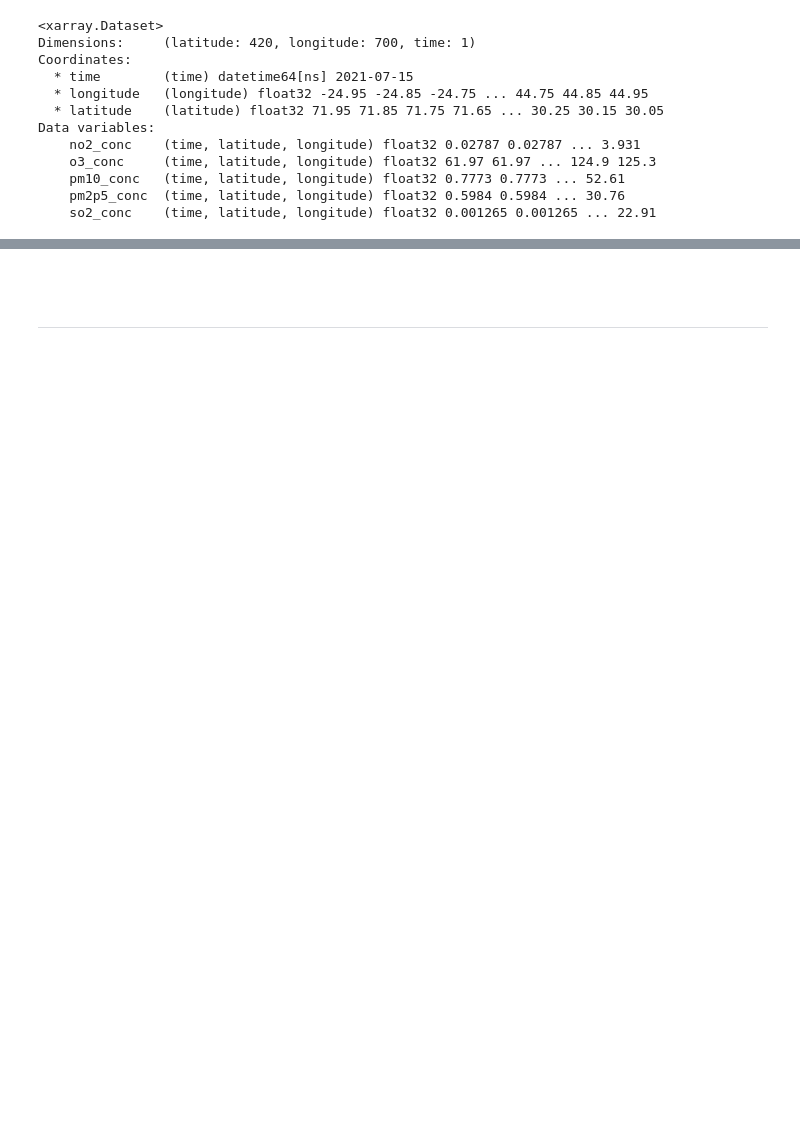
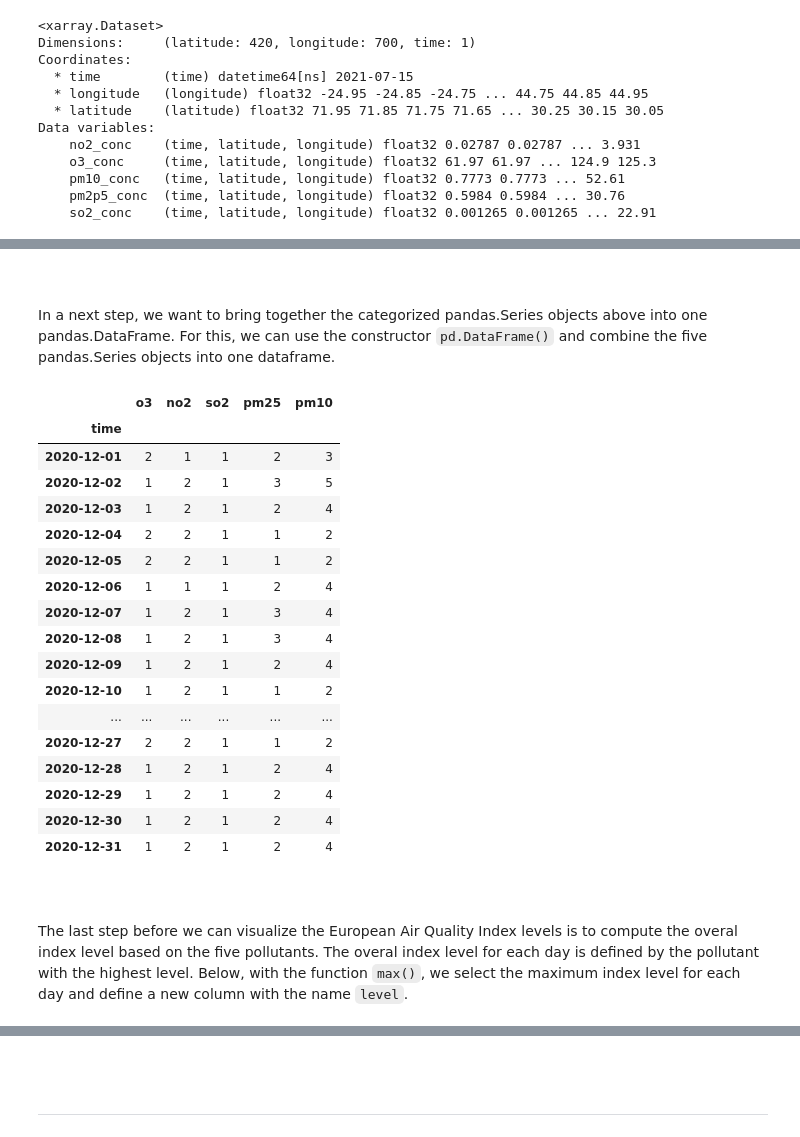
Before and after one commit to ecmwf-projects/copernicus-training, a Jupyter notebook: 215_cams_european_air_quality_index.ipynb, the cells around one changed output, grey strips where cells are left out. Saved outputs shown, nothing was run; the diff lists cells and outputs as text; code cells hidden in the pictures; blank space fills up the shorter version.

```diff
--- a/215_cams_european_air_quality_index.ipynb
+++ b/215_cams_european_air_quality_index.ipynb
@@ -335,0 +728,8 @@ Attributes:
+# %%
+ozone_limits = [0, 50, 100, 130, 240, 380, 800]
+no2_limits = [0, 40, 90, 120, 230, 340, 1000]
+so2_limits = [0, 100, 200, 350, 500, 750, 1250]
+pm25_limits = [0, 20, 40, 50, 100, 150, 1200]
+pm10_limits = [0, 10, 20, 25, 50, 75, 800]
+
+index_levels = [1, 2, 3, 4, 5, 6]
@@ -335,0 +751,29 @@ Attributes:
+# %% [markdown]
+<br>
+# %% [markdown]
+In a next step, we want to bring together the categorized pandas.Series objects above into one pandas.DataFrame. For this, we can use the constructor `pd.DataFrame()` and combine the five pandas.Series objects into one dataframe.
+# %%
+df = pd.DataFrame(dict(o3 = ozone, no2 = no2, so2 = so2, pm25=pm25, pm10=pm10))
+# %% [output]
+|  | o3 | no2 | so2 | pm25 | pm10 |
+| time |  |  |  |  |  |
+| 2020-12-01 | 2 | 1 | 1 | 2 | 3 |
+| 2020-12-02 | 1 | 2 | 1 | 3 | 5 |
+| 2020-12-03 | 1 | 2 | 1 | 2 | 4 |
+| 2020-12-04 | 2 | 2 | 1 | 1 | 2 |
+| 2020-12-05 | 2 | 2 | 1 | 1 | 2 |
+| 2020-12-06 | 1 | 1 | 1 | 2 | 4 |
+| 2020-12-07 | 1 | 2 | 1 | 3 | 4 |
+| 2020-12-08 | 1 | 2 | 1 | 3 | 4 |
+| 2020-12-09 | 1 | 2 | 1 | 2 | 4 |
+| 2020-12-10 | 1 | 2 | 1 | 1 | 2 |
+| ... | ... | ... | ... | ... | ... |
+| 2020-12-27 | 2 | 2 | 1 | 1 | 2 |
+| 2020-12-28 | 1 | 2 | 1 | 2 | 4 |
+| 2020-12-29 | 1 | 2 | 1 | 2 | 4 |
+| 2020-12-30 | 1 | 2 | 1 | 2 | 4 |
+| 2020-12-31 | 1 | 2 | 1 | 2 | 4 |
+# %% [markdown]
+<br>
+# %% [markdown]
+The last step before we can visualize the European Air Quality Index levels is to compute the overal index level based on the five pollutants. The overal index level for each day is defined by the pollutant with the highest level. Below, with the function `max()`, we select the maximum index level for each day and define a new column with the name `level`.
```
Also changed, not shown: parts of 137 cells of this notebook, 1 other file.
